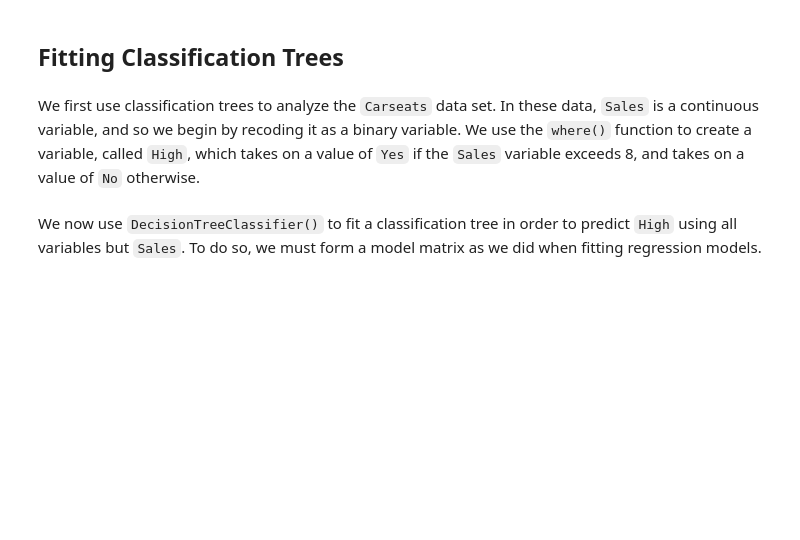
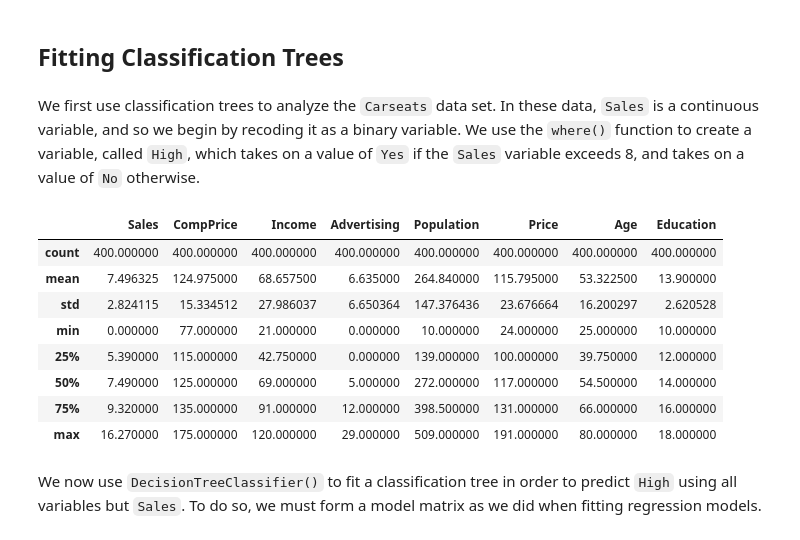
Before and after one commit to oniviev/ml-intro-project-Nivievskyi, a Jupyter notebook: Ch08_baggboost_lab.ipynb, the cells around one changed output. Saved outputs shown, nothing was run; the diff lists cells and outputs as text; code cells hidden in the pictures; blank space fills up the shorter version.

```diff
--- a/Ch08_baggboost_lab.ipynb
+++ b/Ch08_baggboost_lab.ipynb
@@ -69,6 +69,20 @@ Carseats = load_data('Carseats')
 High = np.where(Carseats.Sales > 8,
                 "Yes",
                 "No")
+# %%
+# prompt: describe the data
+
+Carseats.describe()
+# %% [output]
+|  | Sales | CompPrice | Income | Advertising | Population | Price | Age | Education |
+| count | 400.000000 | 400.000000 | 400.000000 | 400.000000 | 400.000000 | 400.000000 | 400.000000 | 400.000000 |
+| mean | 7.496325 | 124.975000 | 68.657500 | 6.635000 | 264.840000 | 115.795000 | 53.322500 | 13.900000 |
+| std | 2.824115 | 15.334512 | 27.986037 | 6.650364 | 147.376436 | 23.676664 | 16.200297 | 2.620528 |
+| min | 0.000000 | 77.000000 | 21.000000 | 0.000000 | 10.000000 | 24.000000 | 25.000000 | 10.000000 |
+| 25% | 5.390000 | 115.000000 | 42.750000 | 0.000000 | 139.000000 | 100.000000 | 39.750000 | 12.000000 |
+| 50% | 7.490000 | 125.000000 | 69.000000 | 5.000000 | 272.000000 | 117.000000 | 54.500000 | 14.000000 |
+| 75% | 9.320000 | 135.000000 | 91.000000 | 12.000000 | 398.500000 | 131.000000 | 66.000000 | 16.000000 |
+| max | 16.270000 | 175.000000 | 120.000000 | 29.000000 | 509.000000 | 191.000000 | 80.000000 | 18.000000 |
 # %% [markdown]
 We now use `DecisionTreeClassifier()`  to fit a classification tree in
 order to predict `High` using all variables but `Sales`.
```
Also changed, not shown: parts of 9 cells of this notebook.
